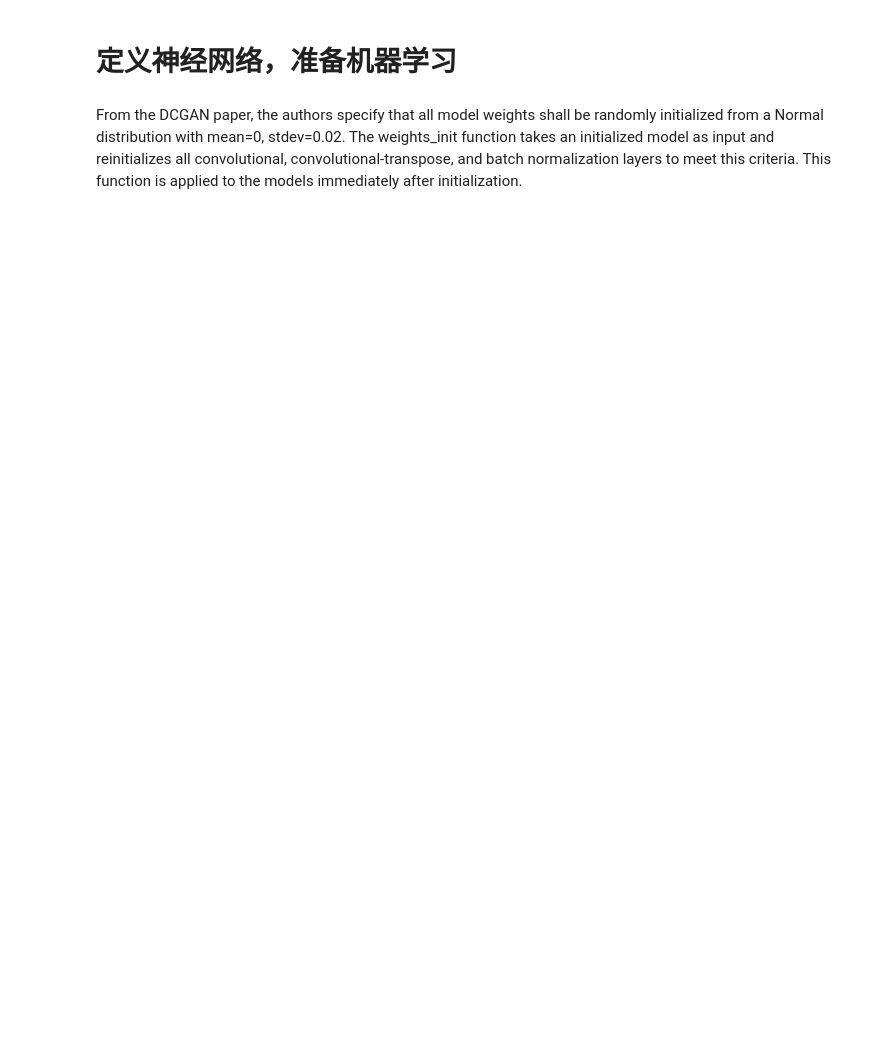
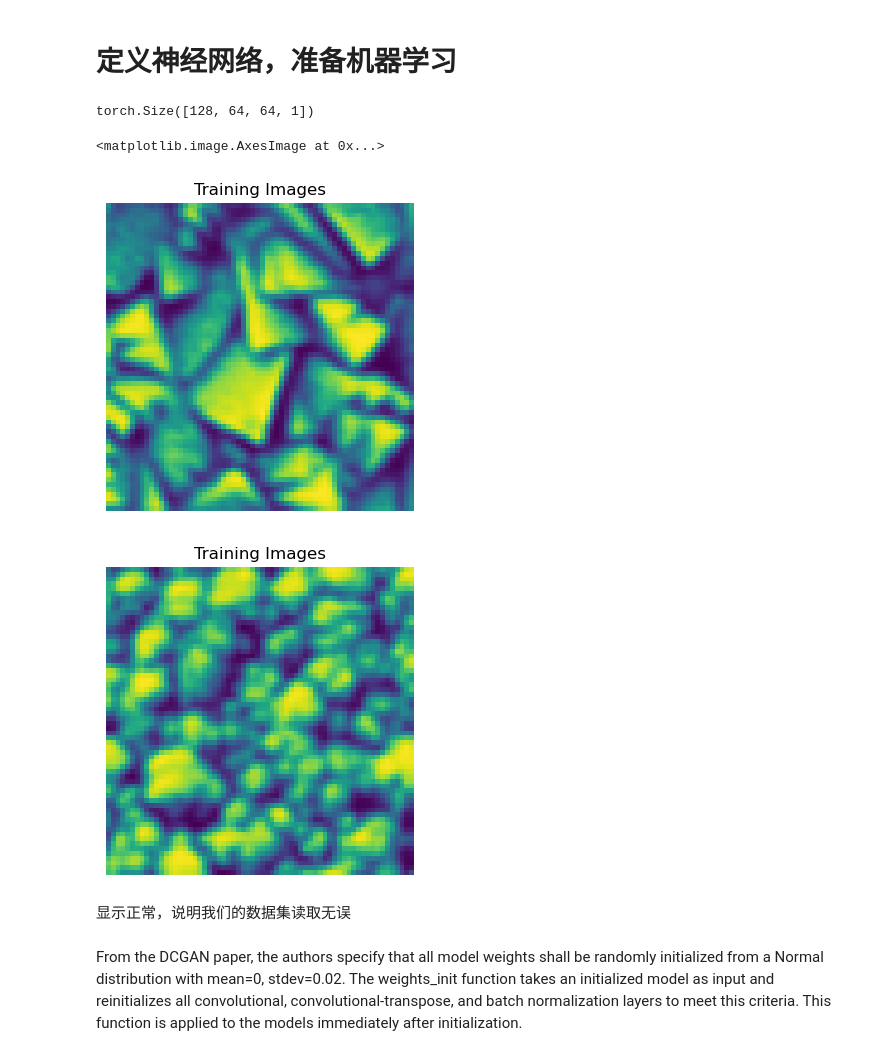
Before and after one commit to Tyrion58/SZD_image_generate, a Jupyter notebook: GAN.ipynb, the cells around one changed output. Cells and saved outputs as stored; diff of their text form; code cells hidden in the pictures; blank space fills up the shorter version.

```diff
--- a/GAN.ipynb
+++ b/GAN.ipynb
@@ -266,8 +266,8 @@ ngpu = 1
 # %%
 class GetData(Dataset):
     def __init__(self, datax, labely) -> None:
-        self.data = datax
-        self.label = labely
+        self.data = torch.from_numpy(datax.astype(float))
+        self.label = torch.from_numpy(labely.astype(float))
         self.len = len(datax)
 
     def __getitem__(self, index):
@@ -278,10 +278,31 @@ class GetData(Dataset):
 
 dataset = GetData(XS, YS)
 
-dataloader = torch.utils.data.DataLoader(dataset, batch_size=batch_size, shuffle=True, num_workers=workers)
+# dataloader = torch.utils.data.DataLoader(dataset, batch_size=batch_size, shuffle=True, num_workers=workers)
+dataloader = torch.utils.data.DataLoader(dataset, batch_size=batch_size, shuffle=True)
 # %%
 # Decide which device we want to run on
 device = torch.device("cuda:0" if (torch.cuda.is_available and ngpu > 0) else "cpu")
+# %%
+# Plot some training images
+real_batch = next(iter(dataloader))
+print(real_batch[0].size())
+plt.figure(figsize=(4,4))
+plt.axis("off")
+plt.title("Training Images")
+plt.imshow(real_batch[0].numpy()[0, :, :])
+plt.figure(figsize=(4,4))
+plt.axis("off")
+plt.title("Training Images")
+plt.imshow(real_batch[0].numpy()[1, :, :])
+# plt.imshow(np.transpose(vutils.make_grid(real_batch[0].to(device)[:64], padding=2, normalize=True).cpu(),(1,2,0)))
+# %% [output]
+torch.Size([128, 64, 64, 1])
+<matplotlib.image.AxesImage at 0x...>
+[figure, added]
+[figure, added]
+# %% [markdown]
+显示正常，说明我们的数据集读取无误
 # %% [markdown]
 From the DCGAN paper, the authors specify that all model weights shall be randomly initialized from a Normal distribution with mean=0, stdev=0.02. The weights_init function takes an initialized model as input and reinitializes all convolutional, convolutional-transpose, and batch normalization layers to meet this criteria. This function is applied to the models immediately after initialization.
 # %%
```
Also changed, not shown: parts of 4 cells of this notebook.
